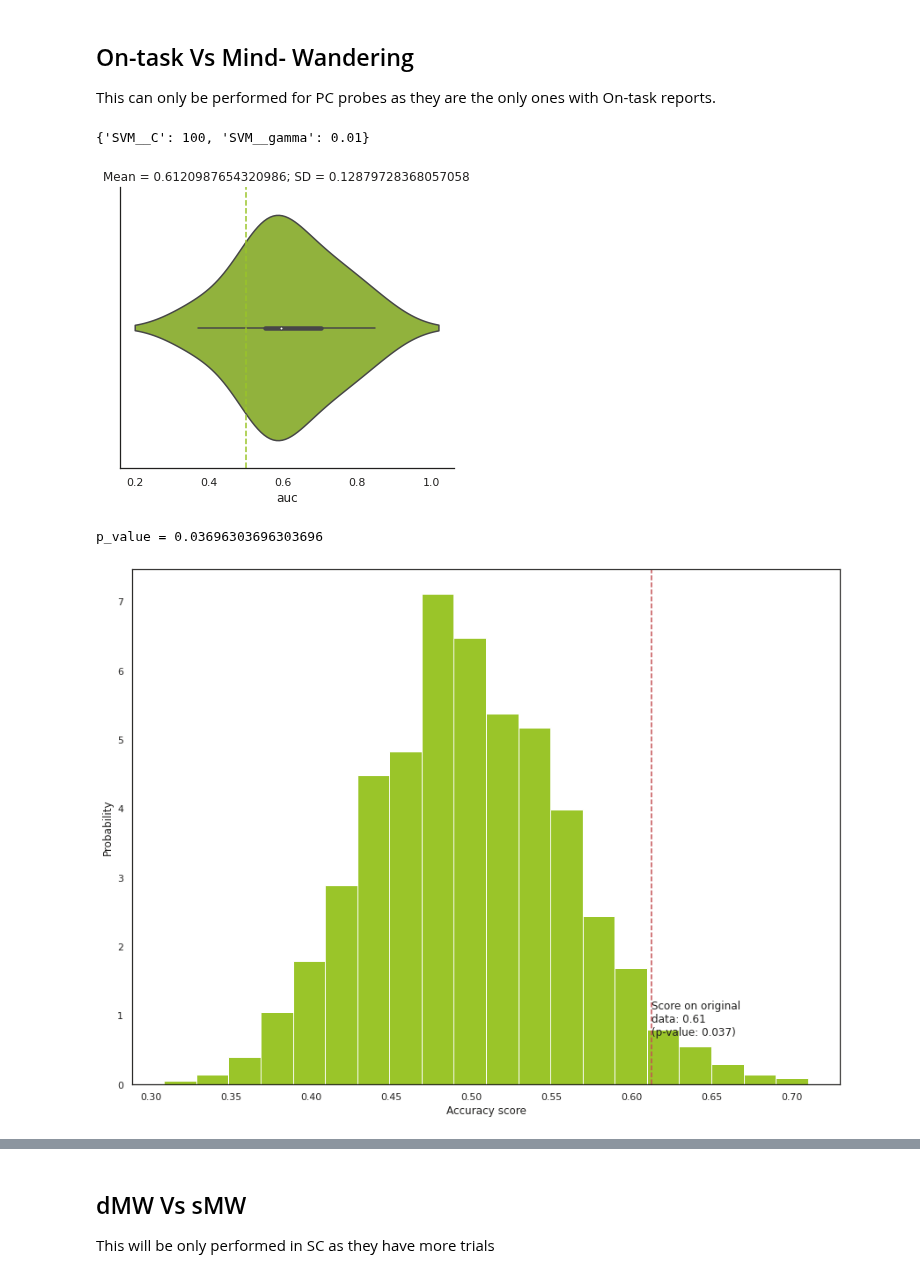
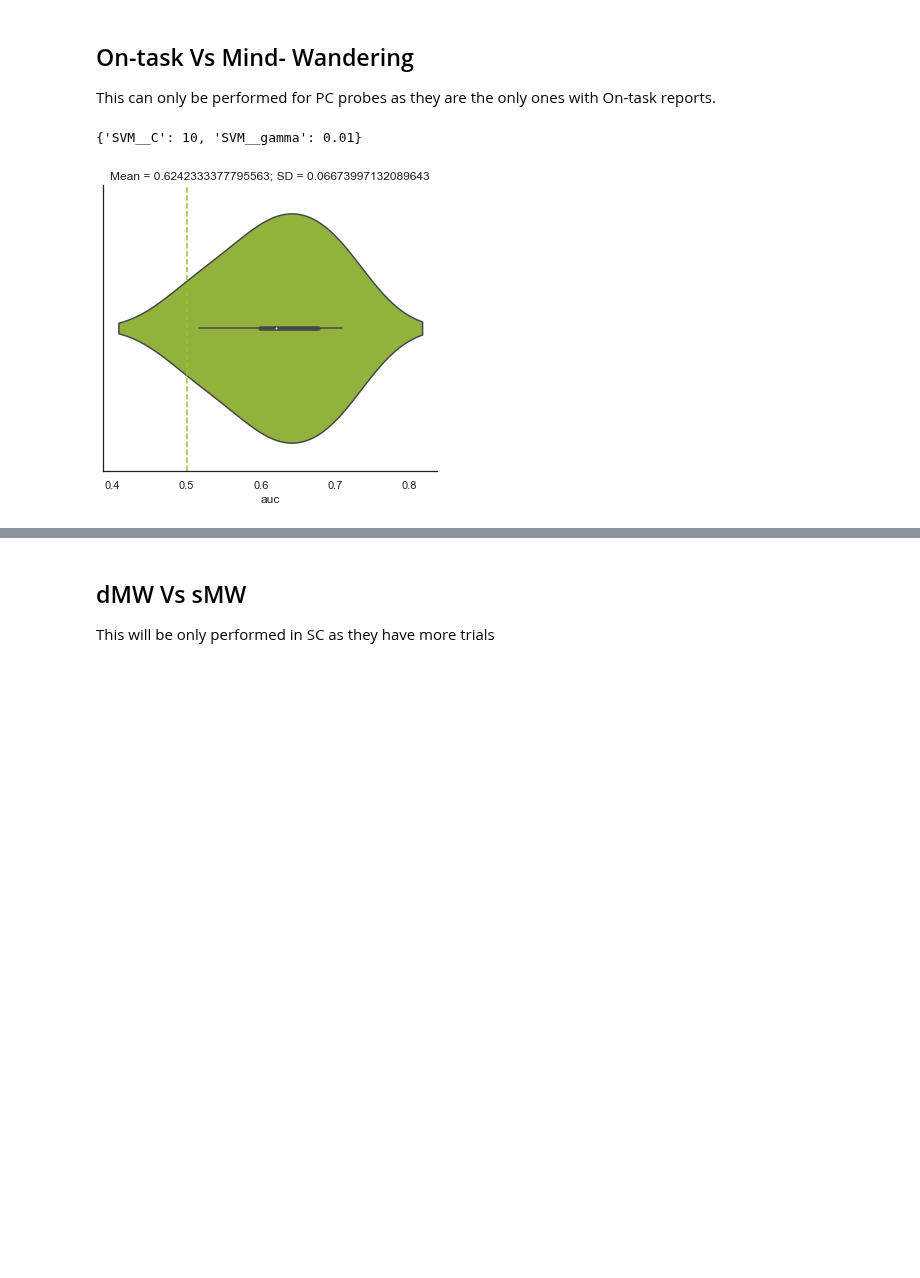
Before and after one commit to Nicobruno92/mw_markers_project, a Jupyter notebook: multivariate_analysis.ipynb, the cells around one changed output, grey strips where cells are left out. Cells and saved outputs as stored; diff of their text form; code cells hidden in the pictures; blank space fills up the shorter version.

Commit message:
figure and tables for thesis

```diff
--- a/multivariate_analysis.ipynb
+++ b/multivariate_analysis.ipynb
@@ -101,5 +101,5 @@ all_participants = [
     "VP37",
 ]
 
-path = "/media/nicolas.bruno/63f8a366-34b7-4896-a7ce-b5fb4ee78535/Nico/MW_eeg_data/minmarker/"  # icm-linux
-# path = '/Users/nicobruno/ownCloud/MW_eeg_data/minmarker/' #nico-mac
+# path = "/media/nicolas.bruno/63f8a366-34b7-4896-a7ce-b5fb4ee78535/Nico/MW_eeg_data/minmarker/"  # icm-linux
+path = '/Users/nicobruno/ownCloud/MW_eeg_data/minmarker/' #nico-mac
@@ -111,28 +116,37 @@ for i, v in enumerate(all_participants):
 
     folder = path + participant + "/"
 
-    df_ = pd.read_csv(
-        folder + participant + "_" + epoch_type + "_all_marker.csv", index_col=0
-    )
+    df_ = pd.read_csv(folder + participant + "_" + epoch_type + "_all_marker.csv", index_col=0)
+#     df_ = pd.read_csv(folder + participant + "_" + epoch_type + "noica_all_marker.csv", index_col=0)
+
     df_["participant"] = i
     df = df.append(df_)
 # %%
 markers = ['wSMI_1', 'wSMI_2', 'wSMI_4', 'wSMI_8', 'p_e_1', 'p_e_2',
        'p_e_4', 'p_e_8', 'k', 'se','msf', 'sef90', 'sef95', 'b', 'b_n', 'g',
-       'g_n', 't', 't_n', 'd', 'd_n', 'a_n', 'a', 'CNV', 'P1', 'P3a', 'P3b']
+       'g_n', 't', 't_n', 'd', 'd_n', 'a_n', 'a', 'CNV', 'P1', 'P3a', 'P3b',]
+#           'ft', 'ft_n']
 erps =['CNV', 'P1', 'P3a', 'P3b']
+# erps = [r'$CNV$', r'$P1$', r'$P3a$',r'$P3b$']
+
+# markers =  [r'$\delta$',r'$|\delta|$',r'$\theta$', r'$|\theta|$',r'$\alpha$', r'$|\alpha|$',r'$\beta$', r'$|\beta|$',r'$\gamma$', r'$|\gamma|$',
+#             r'$PE\gamma$',r'$PE\beta$',r'$PE\alpha$',r'$PE\theta$',
+#             r'$wSMI\gamma$',r'$wSMI\beta$',r'$wSMI\alpha$',r'$wSMI\theta$',
+#             r'$K$',r'$SE$',r'$MSF$', r'$SEF90$', r'$SEF95$',
+#             r'$CNV$', r'$P1$', r'$P3a$',r'$P3b$'
+#            ]
 
 
-df_subtracted = df.query("preproc == 'subtracted'").drop(columns = erps+['preproc'])
-df_erp = df.query("preproc == 'erp'").drop(columns = np.setdiff1d(markers,erps).tolist()+['preproc'])
+# df_subtracted = df.query("preproc == 'subtracted'").drop(columns = erps+['preproc'])
+# df_erp = df.query("preproc == 'erp'").drop(columns = np.setdiff1d(markers,erps).tolist()+['preproc'])
 
-df_markers = df_subtracted.merge(df_erp, 'inner', on =np.setdiff1d(df_subtracted.columns, markers).tolist() )
+# df_markers = df_subtracted.merge(df_erp, 'inner', on =np.setdiff1d(df_subtracted.columns, markers).tolist() )
 
-df_markers = (df_markers
+df_markers = (df
               .query("stimuli == 'go'")
               .query("correct == 'correct'")
-            .query('prev_trial <= 4')
-              .drop(['stimuli', 'correct', 'prev_trial', 'label', 'events',  'epoch_type'], axis = 1)
+            .query('prev_trial < 5')
+              .drop(['stimuli', 'correct', 'prev_trial', 'label', 'events',  'epoch_type', 'preproc', 'ft', 'ft_n'], axis = 1)
               .query("mind in ['on-task','dMW', 'sMW']")
               .groupby(['segment', 'participant']).filter(lambda x: len(x) > 1)
              )
@@ -171,13 +310,11 @@ df_mind = df_mind.rename(
 # %%
 df_auc_mind = multivariate_classifier(data = df_mind, label = 'mind2', features = df_mind.drop('mind2', axis = 1).columns,
                                  model = 'SVM', pca =False, n_components = 10,
-                                 cv_splits= 10,grid_search = True,
-                                 permutation = True, n_permutations = 1000)
+                                 cv_splits= 5,grid_search = True,
+                                 permutation = False, n_permutations = 1000)
 
 df_auc_mind.to_csv('Data/multivariate_mind_segment.csv')
 # %% [output]
-{'SVM__C': 100, 'SVM__gamma': 0.01}
+{'SVM__C': 10, 'SVM__gamma': 0.01}
-[figure, old version]
+[figure, new version]
-p_value = 0.03696303696303696
-[figure, removed]
 # %%
```
Also changed, not shown: parts of 7 cells of this notebook, 22 other files.
